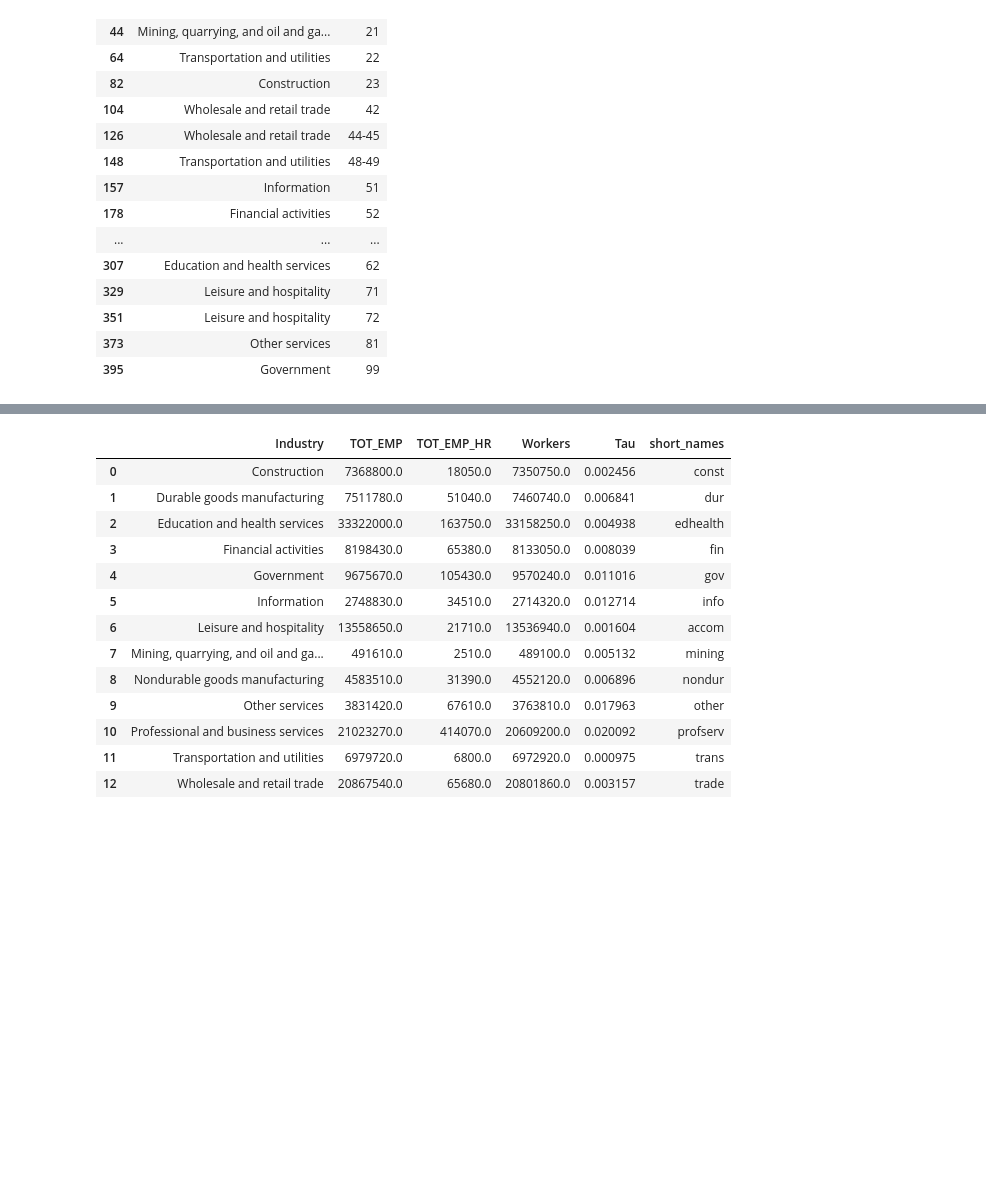
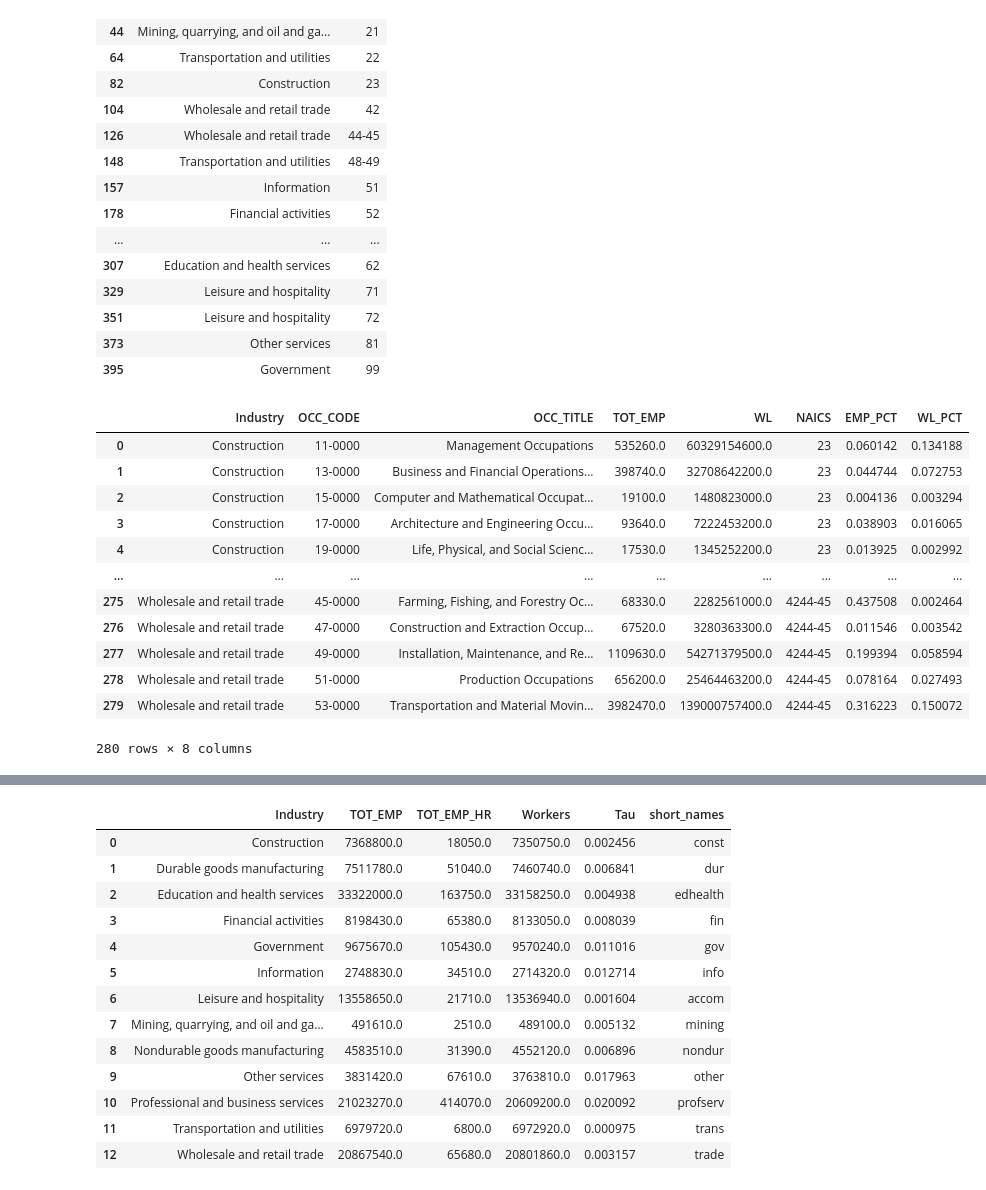
Before and after one commit to hs97/UnemploymentNetwork, a Jupyter notebook: code/clean_data/occupation.ipynb, the cells around one changed output, grey strips where cells are left out. Cells and saved outputs as stored; diff of their text form; code cells hidden in the pictures; blank space fills up the shorter version.

```diff
--- a/code/clean_data/occupation.ipynb
+++ b/code/clean_data/occupation.ipynb
@@ -122,8 +137,24 @@ occ_by_ind[['Industry', 'NAICS']].drop_duplicates()
 # %%
 # compute employment share and wage expenditure share. Here the wage expenditure shares are not normalized by labor shares
 occ_by_ind = occ_by_ind.groupby(['Industry', 'OCC_CODE', 'OCC_TITLE']).sum().reset_index()
 occ_by_ind.loc[:, 'EMP_PCT'] = occ_by_ind['TOT_EMP']/occ_by_ind.groupby('OCC_CODE')['TOT_EMP'].transform(sum)
 occ_by_ind.loc[:, 'WL_PCT'] = occ_by_ind['WL']/occ_by_ind.groupby('Industry')['WL'].transform(sum)
+
 curlyL = occ_by_ind.pivot_table(columns=['OCC_TITLE'], index=['Industry'], values='EMP_PCT').fillna(0)
 L = occ_by_ind.pivot_table(columns=['OCC_TITLE'], index=['Industry'], values='TOT_EMP').fillna(0)
 epsN = occ_by_ind.pivot_table(columns=['OCC_TITLE'], index=['Industry'], values='WL_PCT').fillna(0)
+occ_by_ind
+# %% [output]
+|  | Industry | OCC_CODE | OCC_TITLE | TOT_EMP | WL | NAICS | EMP_PCT | WL_PCT |
+| 0 | Construction | 11-0000 | Management Occupations | 535260.0 | 60329154600.0 | 23 | 0.060142 | 0.134188 |
+| 1 | Construction | 13-0000 | Business and Financial Operations... | 398740.0 | 32708642200.0 | 23 | 0.044744 | 0.072753 |
+| 2 | Construction | 15-0000 | Computer and Mathematical Occupat... | 19100.0 | 1480823000.0 | 23 | 0.004136 | 0.003294 |
+| 3 | Construction | 17-0000 | Architecture and Engineering Occu... | 93640.0 | 7222453200.0 | 23 | 0.038903 | 0.016065 |
+| 4 | Construction | 19-0000 | Life, Physical, and Social Scienc... | 17530.0 | 1345252200.0 | 23 | 0.013925 | 0.002992 |
+| ... | ... | ... | ... | ... | ... | ... | ... | ... |
+| 275 | Wholesale and retail trade | 45-0000 | Farming, Fishing, and Forestry Oc... | 68330.0 | 2282561000.0 | 4244-45 | 0.437508 | 0.002464 |
+| 276 | Wholesale and retail trade | 47-0000 | Construction and Extraction Occup... | 67520.0 | 3280363300.0 | 4244-45 | 0.011546 | 0.003542 |
+| 277 | Wholesale and retail trade | 49-0000 | Installation, Maintenance, and Re... | 1109630.0 | 54271379500.0 | 4244-45 | 0.199394 | 0.058594 |
+| 278 | Wholesale and retail trade | 51-0000 | Production Occupations | 656200.0 | 25464463200.0 | 4244-45 | 0.078164 | 0.027493 |
+| 279 | Wholesale and retail trade | 53-0000 | Transportation and Material Movin... | 3982470.0 | 139000757400.0 | 4244-45 | 0.316223 | 0.150072 |
+280 rows × 8 columns
```
Also changed, not shown: parts of 5 cells of this notebook, 9 other files.
